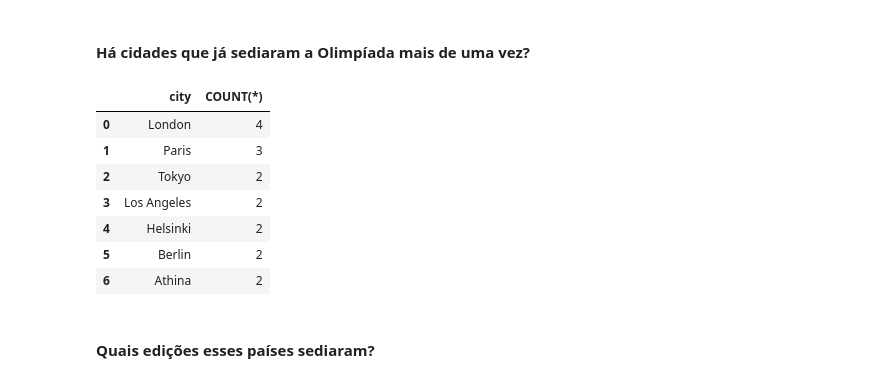
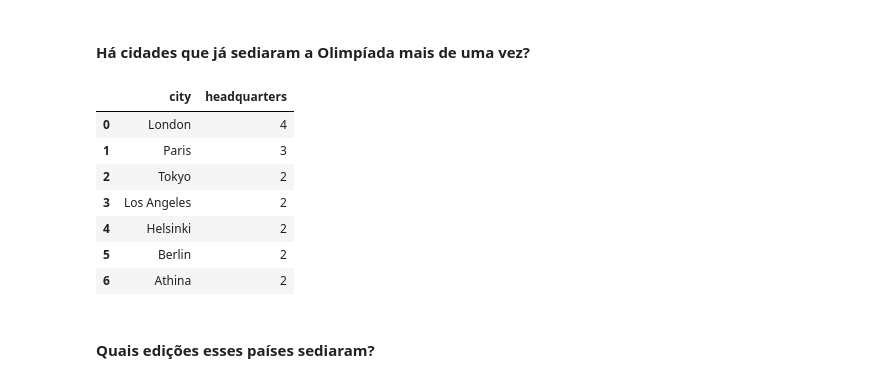
Before and after one commit to brunoserp/Data-analysis, a Jupyter notebook: SQL/PT/Atletas Olimpícos (1896 - 2016)/OlympicGames.ipynb, the cells around one changed output. Cells and saved outputs as stored; diff of their text form; code cells hidden in the pictures.

```diff
--- a/SQL/PT/Atletas Olimpícos (1896 - 2016)/OlympicGames.ipynb
+++ b/SQL/PT/Atletas Olimpícos (1896 - 2016)/OlympicGames.ipynb
@@ -89,18 +79,18 @@ df_query
 #### Há cidades que já sediaram a Olimpíada mais de uma vez?
 # %%
 query = """
-    SELECT CITY, COUNT(*)
+    SELECT CITY, COUNT(*) as headquarters
     FROM olympics_editions
     WHERE EDITION LIKE '%Summer%'
         AND CAST(SUBSTR(EDITION, 1, 4) AS INT) <= 2024
     GROUP BY CITY
     HAVING COUNT(*) > 1
     ORDER BY COUNT(*) DESC
     """
 df_query = pd.read_sql(query,con=engine)
 df_query
 # %% [output]
-|  | city | COUNT(*) |
+|  | city | headquarters |
 | 0 | London | 4 |
 | 1 | Paris | 3 |
 | 2 | Tokyo | 2 |
```
Also changed, not shown: parts of 66 cells of this notebook.
